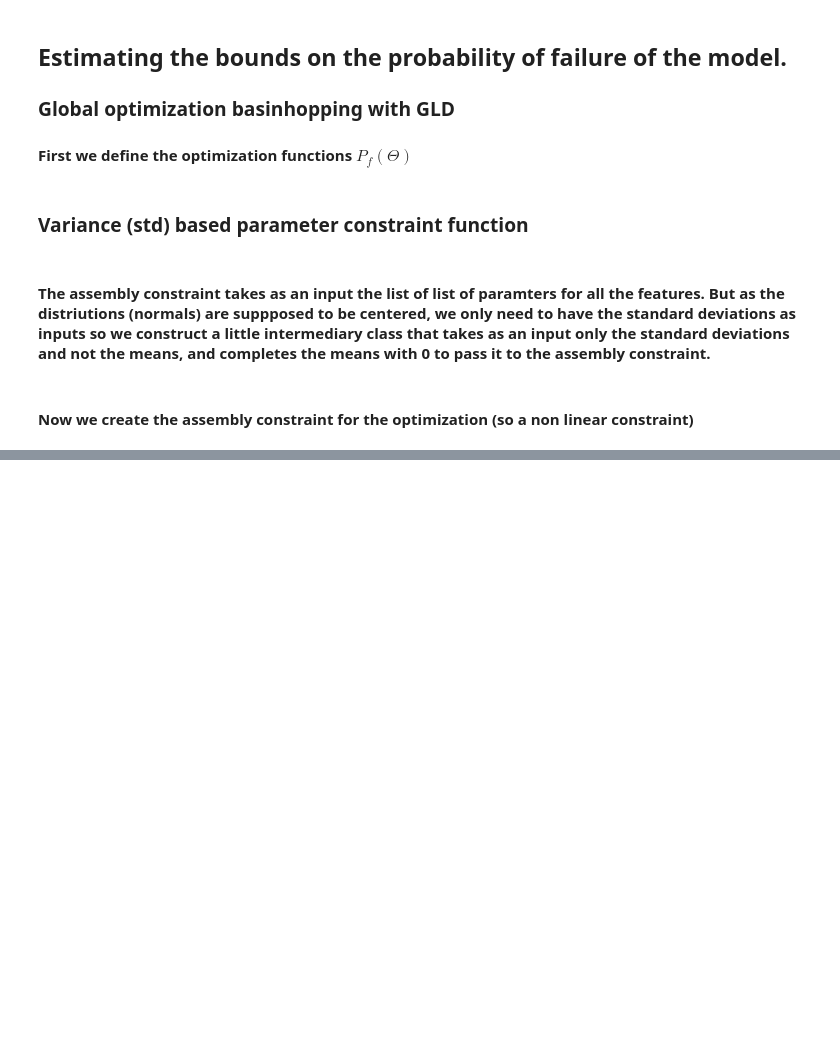
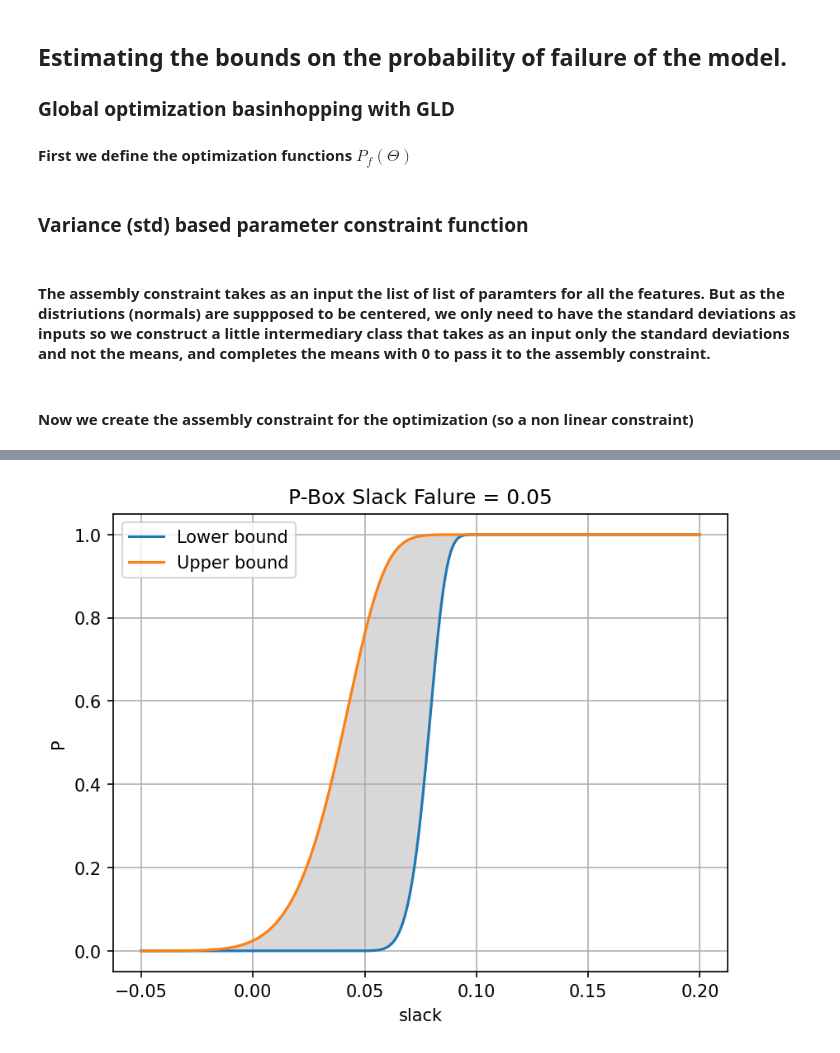
Before and after one commit to Kramer84/otaf, a Jupyter notebook: notebooks/OptimizationBasedModels/3D_Model_32DOF_Auto_GLD_EX2.ipynb, the cells around one changed output, grey strips where cells are left out. Drawn from its saved outputs; the diff is of its cells as text; code cells hidden in the pictures; blank space fills up the shorter version.

```diff
--- a/notebooks/OptimizationBasedModels/3D_Model_32DOF_Auto_GLD_EX2.ipynb
+++ b/notebooks/OptimizationBasedModels/3D_Model_32DOF_Auto_GLD_EX2.ipynb
@@ -439,0 +443,4 @@ NameError: name 'model2' is not defined
+# %%
+otaf.plotting.plot_gld_pbox_cdf(gld, *res_gld_005, np.linspace(-0.05,0.2,1000), xlabel="slack", title="P-Box Slack Falure = 0.05")
+# %% [output]
+[figure, added]
```
Also changed, not shown: parts of 11 cells of this notebook.
